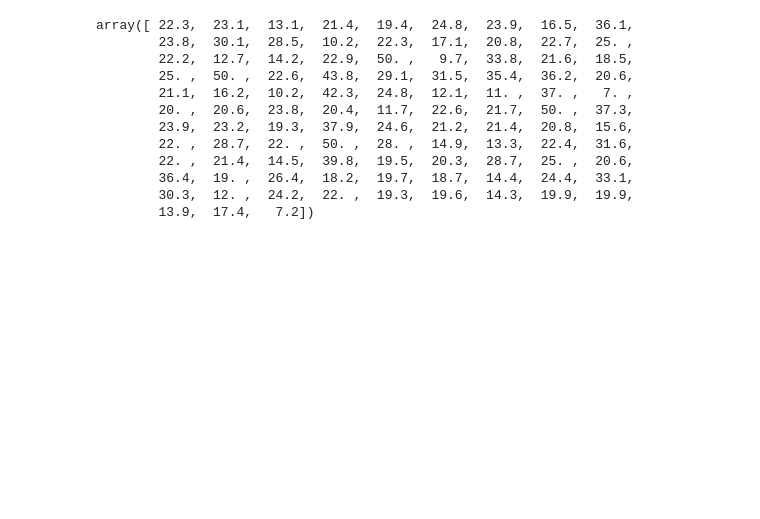
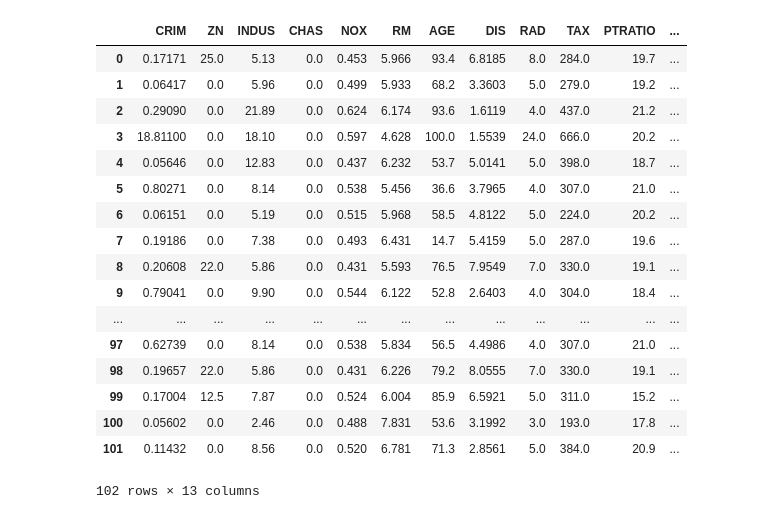
Before and after one commit to mychaelstyle/seminar, a Jupyter notebook: Data Analysis Part4 RandomForest.ipynb, the cells around one changed output. Cells and saved outputs as stored; diff of their text form; code cells hidden in the pictures; blank space fills up the shorter version.

```diff
--- a/Data Analysis Part4 RandomForest.ipynb
+++ b/Data Analysis Part4 RandomForest.ipynb
@@ -70,15 +55,21 @@ array([ 21.9,  31.5,  12.7,  15.7,  22.9,  13.1,  28.4,   8.7,  29. ,
-# %%
-test_labels_bs
-# %% [output]
-array([ 22.3,  23.1,  13.1,  21.4,  19.4,  24.8,  23.9,  16.5,  36.1,
-        23.8,  30.1,  28.5,  10.2,  22.3,  17.1,  20.8,  22.7,  25. ,
-        22.2,  12.7,  14.2,  22.9,  50. ,   9.7,  33.8,  21.6,  18.5,
-        25. ,  50. ,  22.6,  43.8,  29.1,  31.5,  35.4,  36.2,  20.6,
-        21.1,  16.2,  10.2,  42.3,  24.8,  12.1,  11. ,  37. ,   7. ,
-        20. ,  20.6,  23.8,  20.4,  11.7,  22.6,  21.7,  50. ,  37.3,
-        23.9,  23.2,  19.3,  37.9,  24.6,  21.2,  21.4,  20.8,  15.6,
-        22. ,  28.7,  22. ,  50. ,  28. ,  14.9,  13.3,  22.4,  31.6,
-        22. ,  21.4,  14.5,  39.8,  19.5,  20.3,  28.7,  25. ,  20.6,
-        36.4,  19. ,  26.4,  18.2,  19.7,  18.7,  14.4,  24.4,  33.1,
-        30.3,  12. ,  24.2,  22. ,  19.3,  19.6,  14.3,  19.9,  19.9,
-        13.9,  17.4,   7.2])
+# %%
+pd.DataFrame(test_data_bs, columns=boston.feature_names)
+# %% [output]
+|  | CRIM | ZN | INDUS | CHAS | NOX | RM | AGE | DIS | RAD | TAX | PTRATIO | ... |
+| 0 | 0.17171 | 25.0 | 5.13 | 0.0 | 0.453 | 5.966 | 93.4 | 6.8185 | 8.0 | 284.0 | 19.7 | ... |
+| 1 | 0.06417 | 0.0 | 5.96 | 0.0 | 0.499 | 5.933 | 68.2 | 3.3603 | 5.0 | 279.0 | 19.2 | ... |
+| 2 | 0.29090 | 0.0 | 21.89 | 0.0 | 0.624 | 6.174 | 93.6 | 1.6119 | 4.0 | 437.0 | 21.2 | ... |
+| 3 | 18.81100 | 0.0 | 18.10 | 0.0 | 0.597 | 4.628 | 100.0 | 1.5539 | 24.0 | 666.0 | 20.2 | ... |
+| 4 | 0.05646 | 0.0 | 12.83 | 0.0 | 0.437 | 6.232 | 53.7 | 5.0141 | 5.0 | 398.0 | 18.7 | ... |
+| 5 | 0.80271 | 0.0 | 8.14 | 0.0 | 0.538 | 5.456 | 36.6 | 3.7965 | 4.0 | 307.0 | 21.0 | ... |
+| 6 | 0.06151 | 0.0 | 5.19 | 0.0 | 0.515 | 5.968 | 58.5 | 4.8122 | 5.0 | 224.0 | 20.2 | ... |
+| 7 | 0.19186 | 0.0 | 7.38 | 0.0 | 0.493 | 6.431 | 14.7 | 5.4159 | 5.0 | 287.0 | 19.6 | ... |
+| 8 | 0.20608 | 22.0 | 5.86 | 0.0 | 0.431 | 5.593 | 76.5 | 7.9549 | 7.0 | 330.0 | 19.1 | ... |
+| 9 | 0.79041 | 0.0 | 9.90 | 0.0 | 0.544 | 6.122 | 52.8 | 2.6403 | 4.0 | 304.0 | 18.4 | ... |
+| ... | ... | ... | ... | ... | ... | ... | ... | ... | ... | ... | ... | ... |
+| 97 | 0.62739 | 0.0 | 8.14 | 0.0 | 0.538 | 5.834 | 56.5 | 4.4986 | 4.0 | 307.0 | 21.0 | ... |
+| 98 | 0.19657 | 22.0 | 5.86 | 0.0 | 0.431 | 6.226 | 79.2 | 8.0555 | 7.0 | 330.0 | 19.1 | ... |
+| 99 | 0.17004 | 12.5 | 7.87 | 0.0 | 0.524 | 6.004 | 85.9 | 6.5921 | 5.0 | 311.0 | 15.2 | ... |
+| 100 | 0.05602 | 0.0 | 2.46 | 0.0 | 0.488 | 7.831 | 53.6 | 3.1992 | 3.0 | 193.0 | 17.8 | ... |
+| 101 | 0.11432 | 0.0 | 8.56 | 0.0 | 0.520 | 6.781 | 71.3 | 2.8561 | 5.0 | 384.0 | 20.9 | ... |
+102 rows × 13 columns
```
Also changed, not shown: parts of 10 cells of this notebook.
